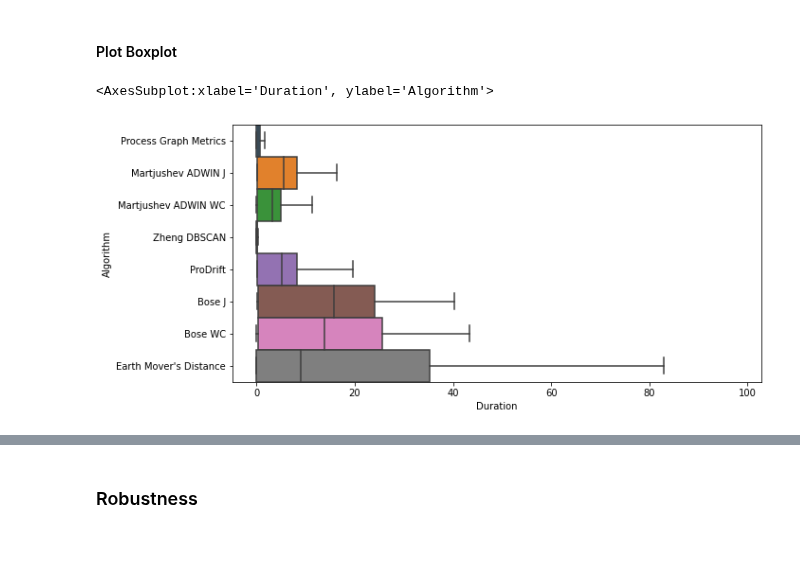
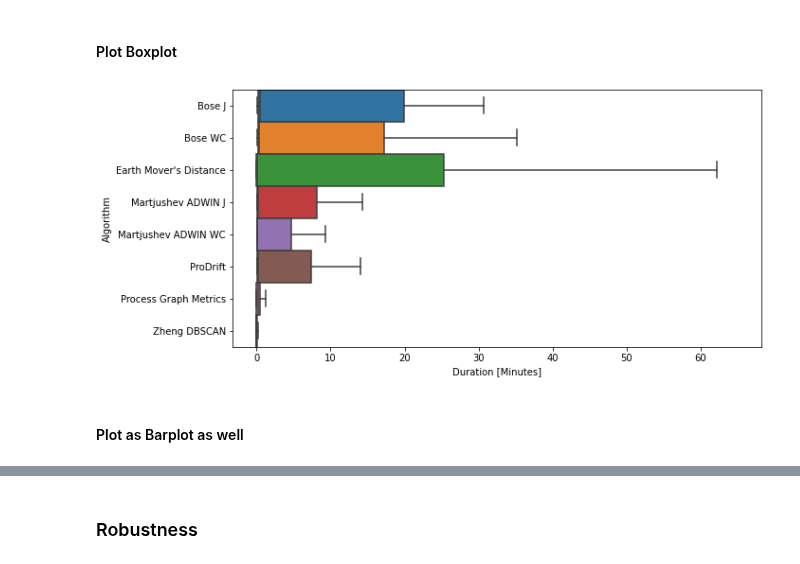
Before and after one commit to cpitsch/cdrift-evaluation, a Jupyter notebook: evaluate_results.ipynb, the cells around one changed output, grey strips where cells are left out. Drawn from its saved outputs; the diff is of its cells as text; code cells hidden in the pictures.

```diff
--- a/evaluate_results.ipynb
+++ b/evaluate_results.ipynb
@@ -44,13 +48,16 @@ df = df[df["Log"].isin(atomic_logs)]
 # %%
 def split_by_name(df):
     return [
-        (alg, df[df["Algorithm"] == alg])
+        (alg, df[df["Algorithm"] == alg].copy())
         for alg in df["Algorithm"].unique()
     ]
 
 dfs = split_by_name(df)
-df.Algorithm.unique()
 
-for name, d in split_by_name(pd.read_csv("evaluation_results.csv")):
-    print(f"{name} contains duplicate rows: {d.duplicated().any()}")
+if not pd.read_csv(CSV_PATH).duplicated().any():
+    print("No duplicate rows in the Dataframe! :)")
+else:
+    for name, d in split_by_name(pd.read_csv(CSV_PATH)):
+        print(f"{name} contains duplicate rows: {d.duplicated().any()}")
+df
 # %% [output]
@@ -112,16 +108,12 @@ array(['Process Graph Metrics', 'Martjushev ADWIN J',
 used_parameters = {
         "Bose J": ["Window Size", "SW Step Size"],
         "Bose WC": ["Window Size", "SW Step Size"],
-        "Martjushev ADWIN J": ["Min Adaptive Window", "Max Adaptive Window", "P-Value"],
-        "Martjushev ADWIN WC": ["Min Adaptive Window", "Max Adaptive Window", "P-Value"],
+        "Martjushev ADWIN J": ["Min Adaptive Window", "Max Adaptive Window", "P-Value", "ADWIN Step Size"],
+        "Martjushev ADWIN WC": ["Min Adaptive Window", "Max Adaptive Window", "P-Value", "ADWIN Step Size"],
         "ProDrift": ["Window Size", "SW Step Size"],
         "Earth Mover's Distance": ["Window Size", "SW Step Size"],
-        "Process Graph Metrics": ["Min Adaptive Window", "Max Adaptive Window"],
+        "Process Graph Metrics": ["Min Adaptive Window", "Max Adaptive Window", "P-Value"],
         "Zheng DBSCAN": ["MRID", "Epsilon"]
-        # "Maaradji Runs": ["Window Size"],#, "SW Step Size"],
-        # Forgot to write down PValue for Process Graph Metrics
-        # "Process Graph Metrics": ["Min Adaptive Window", "Max Adaptive Window", "P-Value"],
-        # Ignore PValue for now
     }
 
 
@@ -316,9 +349,11 @@ def map_row_to_cp(row):
     if row["Log Source"] == "Ceravolo":
         return logname.split("_")[-1]
     elif row["Log Source"] == "Ostovar":
-        return mapping_ostovar_to_shortnames[logname.split("_")[-1]]
+        change_pattern = logname.split("_")[-1]
+        if change_pattern.isnumeric(): # This log has a noise level; Use the second to last string instead
+            change_pattern = logname.split("_")[-2]
+        return mapping_ostovar_to_shortnames[change_pattern]
     else:
-        print("Whoopsie Daisy!")
         raise ValueError(f"Unknown Log Source for Versatility: {row['Log Source']}; Is this Log meant to be used for a Versatility Evaluation?")
 # Only use the Ceravolo and Ostovar Logs as Bose has only 1 log with various change points
 df_v = df_noiseless[df_noiseless["Log Source"].isin(["Ceravolo", "Ostovar"])].copy(deep=True)
@@ -407,16 +512,31 @@ Earth Mover's Distance: 00:18:33
 # %%
 scalability_plot_df = pd.DataFrame([
     {
         "Algorithm": name,
         "Duration": duration.total_seconds() / 60
     }
     for name, a_df in dfs
     for duration in a_df["Duration"].tolist()
 ])
 
 fig, ax = plt.subplots(figsize=(10, 5))
 ax.set_xlabel("Duration [Minutes]")
-sns.boxplot(data=scalability_plot_df, x="Duration", y="Algorithm", width=1, ax=ax, fliersize=0)
+
+sorted_names = list(scalabilities.items())
+sorted_names.sort(key=lambda x: x[1]["datetime"])
+
+sns.boxplot(
+    data=scalability_plot_df,
+    order=ALPHA_SORT_NAMES,#[name for name, _ in sorted_names] if False else None, # Disable sorting for now, maybe this means that the order is the same in every plot
+    x="Duration",
+    y="Algorithm",
+    width=1,
+    ax=ax,
+    fliersize=0
+)
+plt.xlabel("Duration [Minutes]")
+plt.savefig("Final_Eval/scalability.pdf", bbox_inches="tight", format="pdf")
 # %% [output]
-<AxesSubplot:xlabel='Duration', ylabel='Algorithm'>
-[figure, old version]
+[figure, new version]
+# %% [markdown]
+#### Plot as Barplot as well
```
Also changed, not shown: parts of 35 cells of this notebook.
